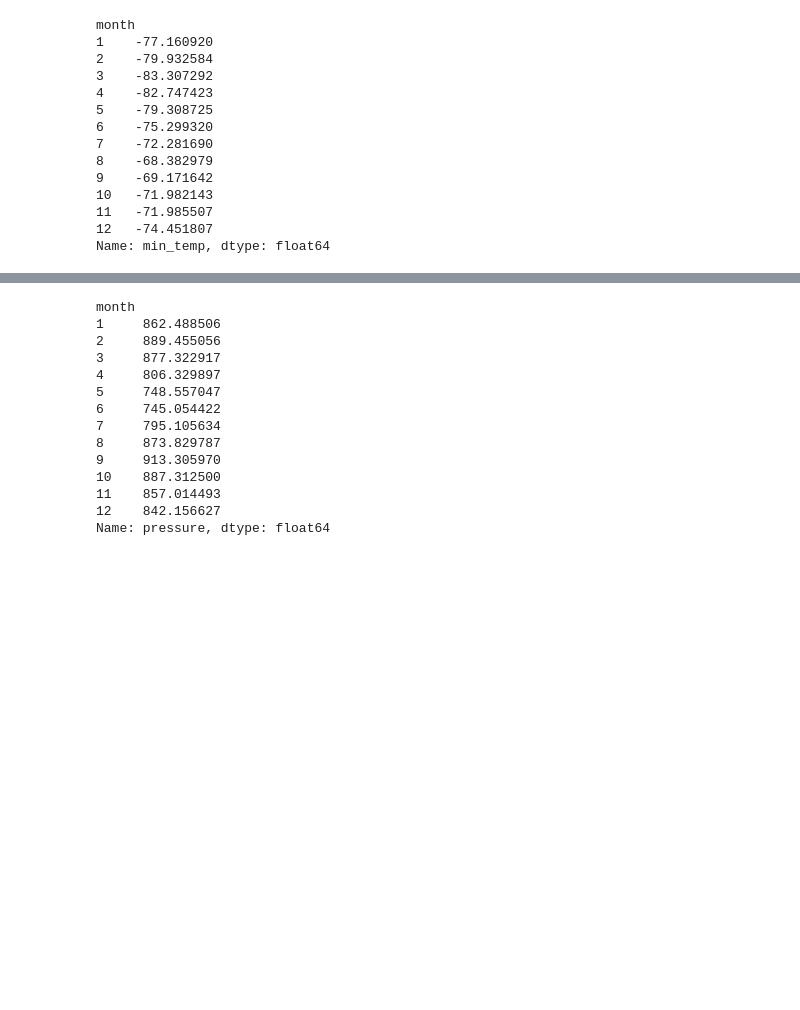
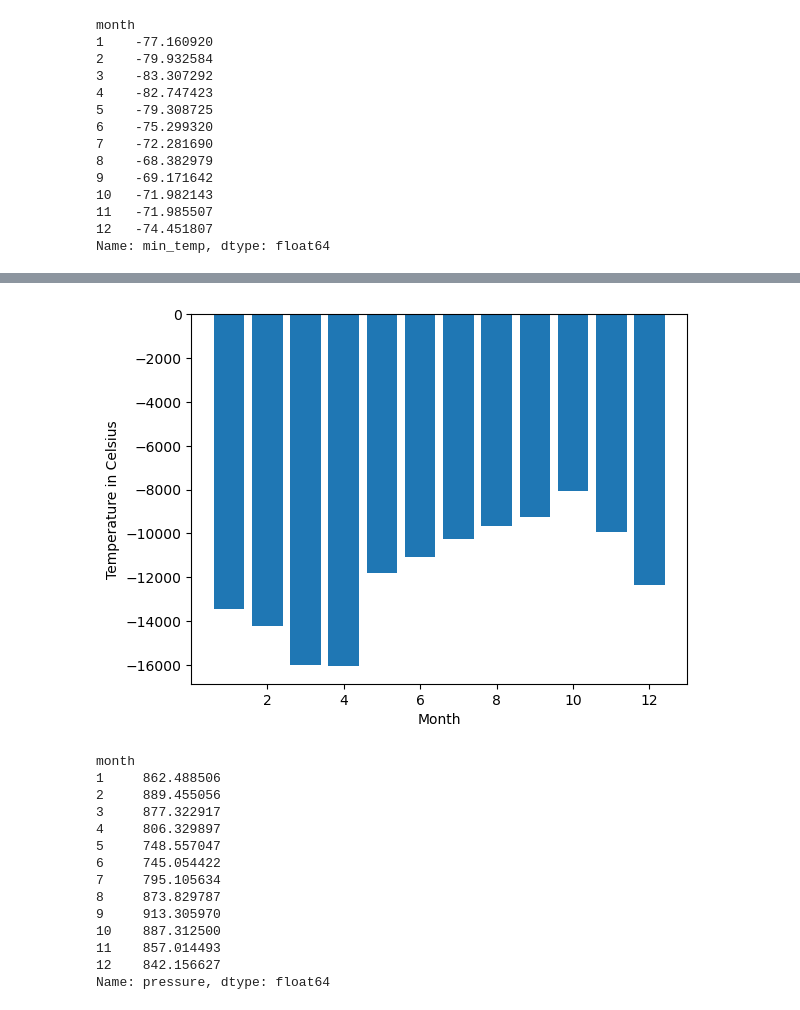
Before and after one commit to yeagernolan19/data_collection_challange, a Jupyter notebook: part_2_mars_weather copy.ipynb, the cells around one changed output, grey strips where cells are left out. Cells and saved outputs as stored; diff of their text form; code cells hidden in the pictures; blank space fills up the shorter version.

```diff
--- a/part_2_mars_weather.ipynb
+++ b/part_2_mars_weather copy.ipynb
@@ -186,2 +232,18 @@ Name: min_temp, dtype: float64
+# %%
+# Identify the coldest and hottest months in Curiosity's location
+temperatures = mars_df.groupby(mars_df['month'])['min_temp'].sum()
+temperatures
+
+
+x_values = temperatures.index
+y_values = temperatures.values
+plt.bar(x_values, y_values)
+plt.xlabel('Month')
+plt.ylabel('Temperature in Celsius')
+
+# Display the plot
+plt.show()
+# %% [output]
+[figure, added]
 # %%
 # 4. Average pressure by Martian month
```
Also changed, not shown: parts of 17 cells of this notebook, 2 other files.
